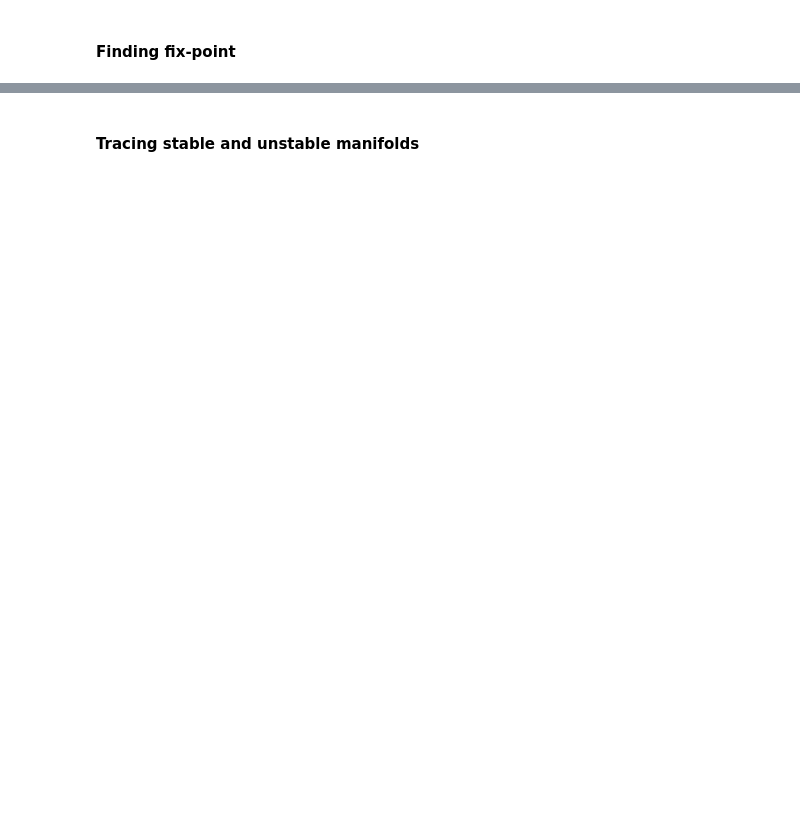
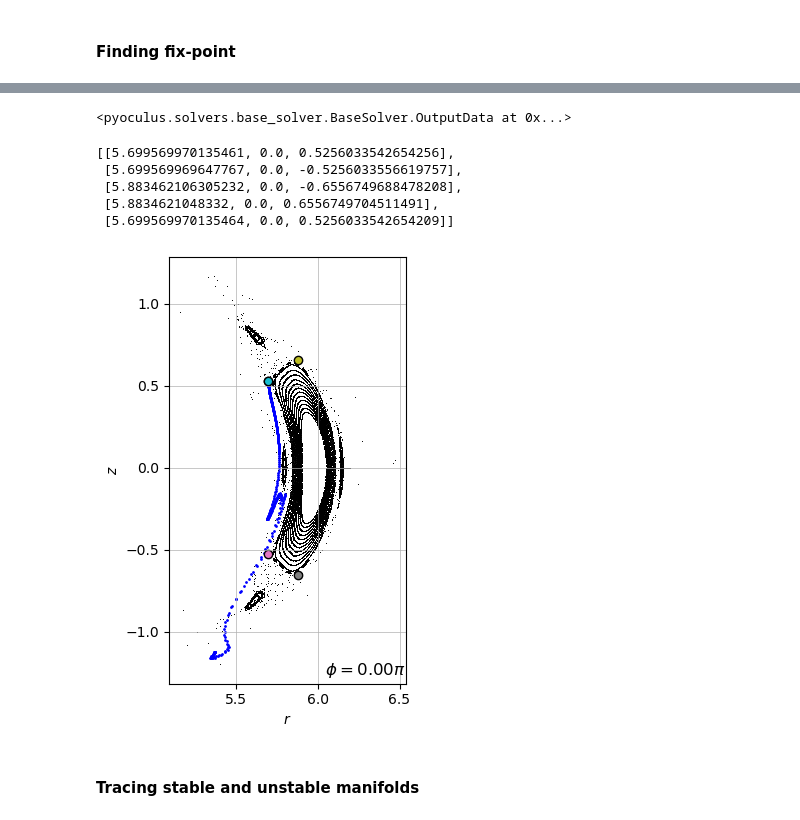
Before and after one commit to Akitzu/masterthesis, a Jupyter notebook: code/notebooks/W7X_tracing.ipynb, the cells around one changed output, grey strips where cells are left out. Saved outputs shown, nothing was run; the diff lists cells and outputs as text; code cells hidden in the pictures; blank space fills up the shorter version.

```diff
--- a/code/notebooks/W7X_tracing.ipynb
+++ b/code/notebooks/W7X_tracing.ipynb
@@ -112,19 +161,29 @@ iparams["rtol"] = 1e-9
 
 pparams = dict()
 pparams["nrestart"] = 0
-pparams["tol"] = 1e-8
+pparams["tol"] = 1e-18
 pparams['niter'] = 100
 
 fp = FixedPoint(ps, pparams, integrator_params=iparams)
 fp.compute(guess=guess, pp=5, qq=4, sbegin=5.2, send=6.2, checkonly=True)
+# %% [output]
+<pyoculus.solvers.base_solver.BaseSolver.OutputData at 0x...>
 # %%
 results = [list(p) for p in zip(fp.x, fp.y, fp.z)]
 # %%
 results
+# %% [output]
+[[5.699569970135461, 0.0, 0.5256033542654256],
+ [5.699569969647767, 0.0, -0.5256033556619757],
+ [5.883462106305232, 0.0, -0.6556749688478208],
+ [5.8834621048332, 0.0, 0.6556749704511491],
+ [5.699569970135464, 0.0, 0.5256033542654209]]
 # %%
 for rr in results:
-    ax.scatter(rr[0], rr[2], marker="X", edgecolors="black", linewidths=1)
+    ax.scatter(rr[0], rr[2], marker="o", edgecolors="black", linewidths=1)
 fig
+# %% [output]
+[figure, added]
 # %% [markdown]
 #### Tracing stable and unstable manifolds
 # %%
```
Also changed, not shown: parts of 38 cells of this notebook.
